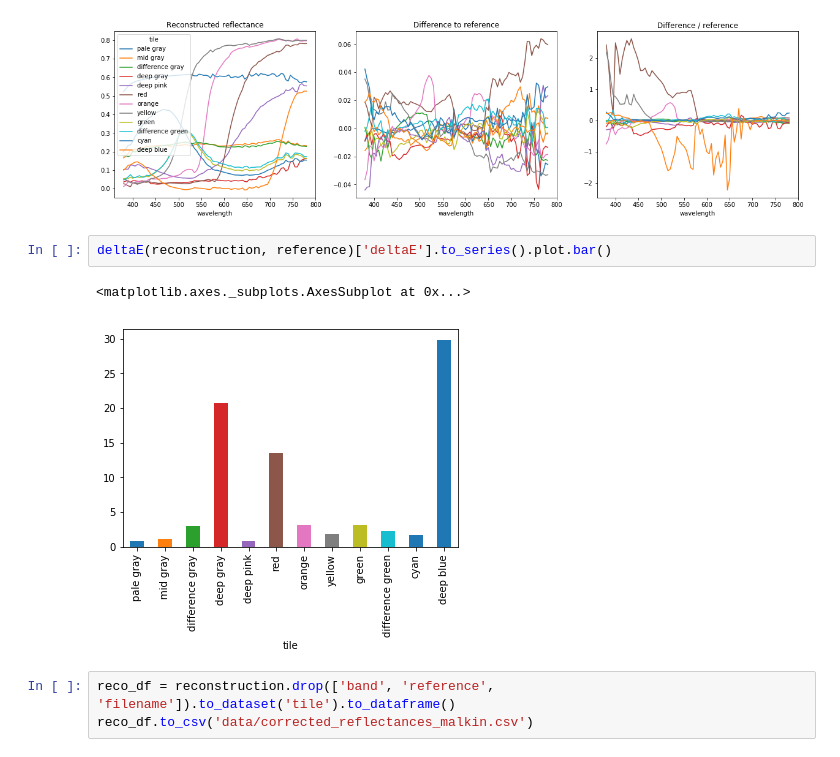
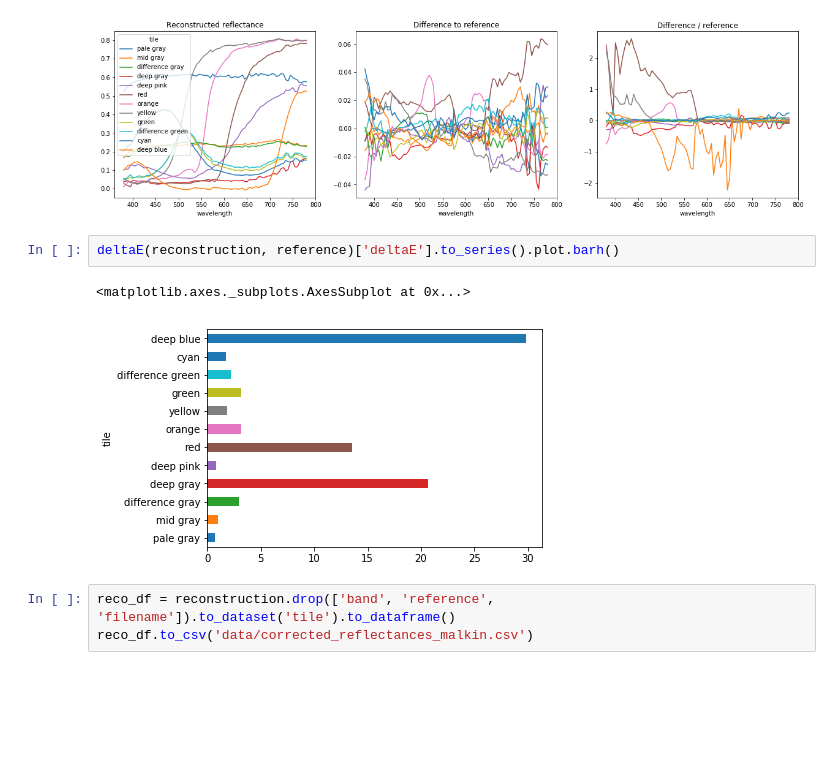
Before and after one commit to silmae/colortiles, a Jupyter notebook: Fit of measurement.ipynb, the cells around one changed output. Saved outputs shown, nothing was run; the diff lists cells and outputs as text; blank space fills up the shorter version.

```diff
--- a/Fit of measurement.ipynb
+++ b/Fit of measurement.ipynb
@@ -118,10 +118,10 @@ plt.show()
 # %% [output]
 [figure]
 # %%
-deltaE(reconstruction, reference)['deltaE'].to_series().plot.bar()
+deltaE(reconstruction, reference)['deltaE'].to_series().plot.barh()
 # %% [output]
 <matplotlib.axes._subplots.AxesSubplot at 0x...>
-[figure, old version]
+[figure, new version]
 # %%
 reco_df = reconstruction.drop(['band', 'reference', 'filename']).to_dataset('tile').to_dataframe()
 reco_df.to_csv('data/corrected_reflectances_malkin.csv')
```
Also changed, not shown: parts of 5 cells of this notebook, 1 other file.
